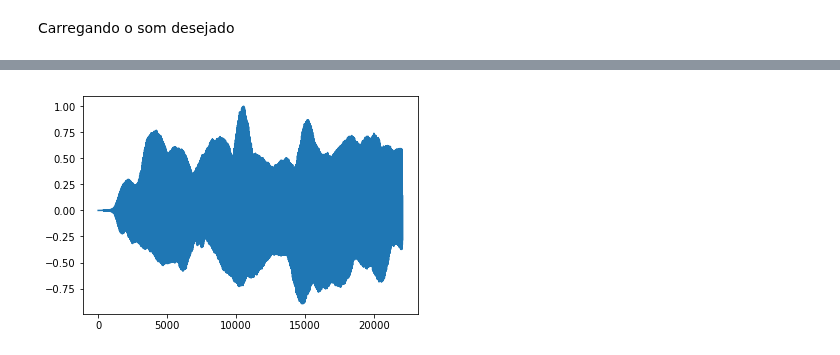
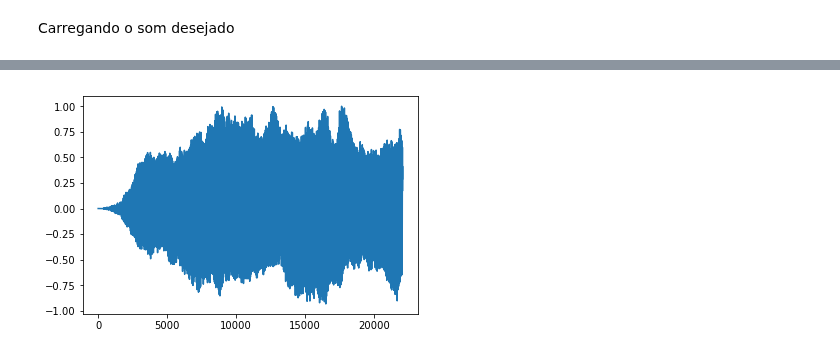
Before and after one commit to msc-johntheo/geral, a Jupyter notebook: notebooks/computacao_evolucionaria/trabalho-final/trabalho-final.ipynb, the cells around one changed output, grey strips where cells are left out. Saved outputs shown, nothing was run; the diff lists cells and outputs as text; code cells hidden in the pictures.

```diff
--- a/notebooks/computacao_evolucionaria/trabalho-final/trabalho-final.ipynb
+++ b/notebooks/computacao_evolucionaria/trabalho-final/trabalho-final.ipynb
@@ -28,16 +29,16 @@ Carregando o som desejado
 # %%
 f0 = 440.0
 #target, sr = librosa.load('SOUNDS/au_sample.wav')
-target, sr = librosa.load('SOUNDS/flute.wav')
+#target, sr = librosa.load('SOUNDS/flute.wav')
 #target, sr = librosa.load('SOUNDS/harp.wav')
-#target, sr = librosa.load('SOUNDS/string.wav')
+target, sr = librosa.load('SOUNDS/string.wav')
 target = librosa.util.normalize(target[:sr]) # normalizando etruncando para 1 segundo
 duration = 1.0
 plt.plot(target)
 Audio(target,rate=sr)
 # %% [output]
 [interactive output not drawn]
-[figure, old version]
+[figure, new version]
 # %%
 # FUNCOES OPERADORES
 def note(freq, amp=1.0):
```
Also changed, not shown: parts of 11 cells of this notebook, 4 other files.
